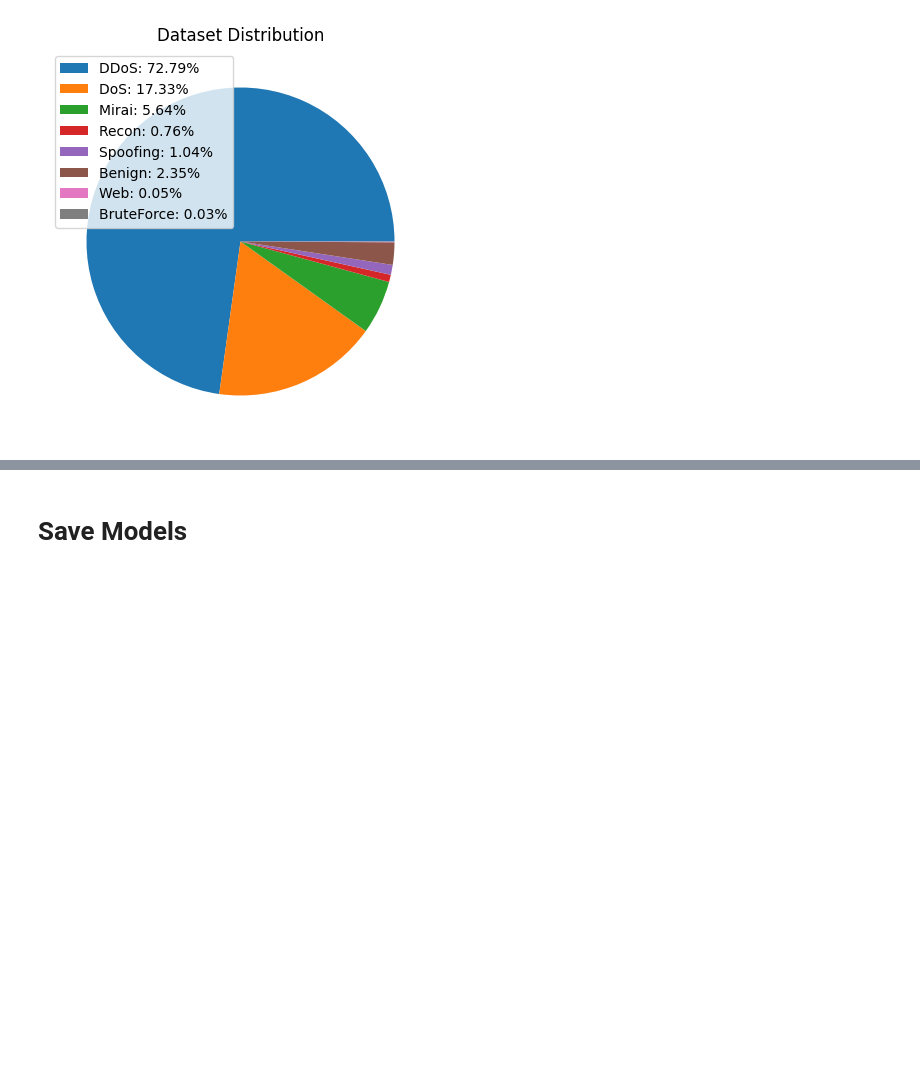
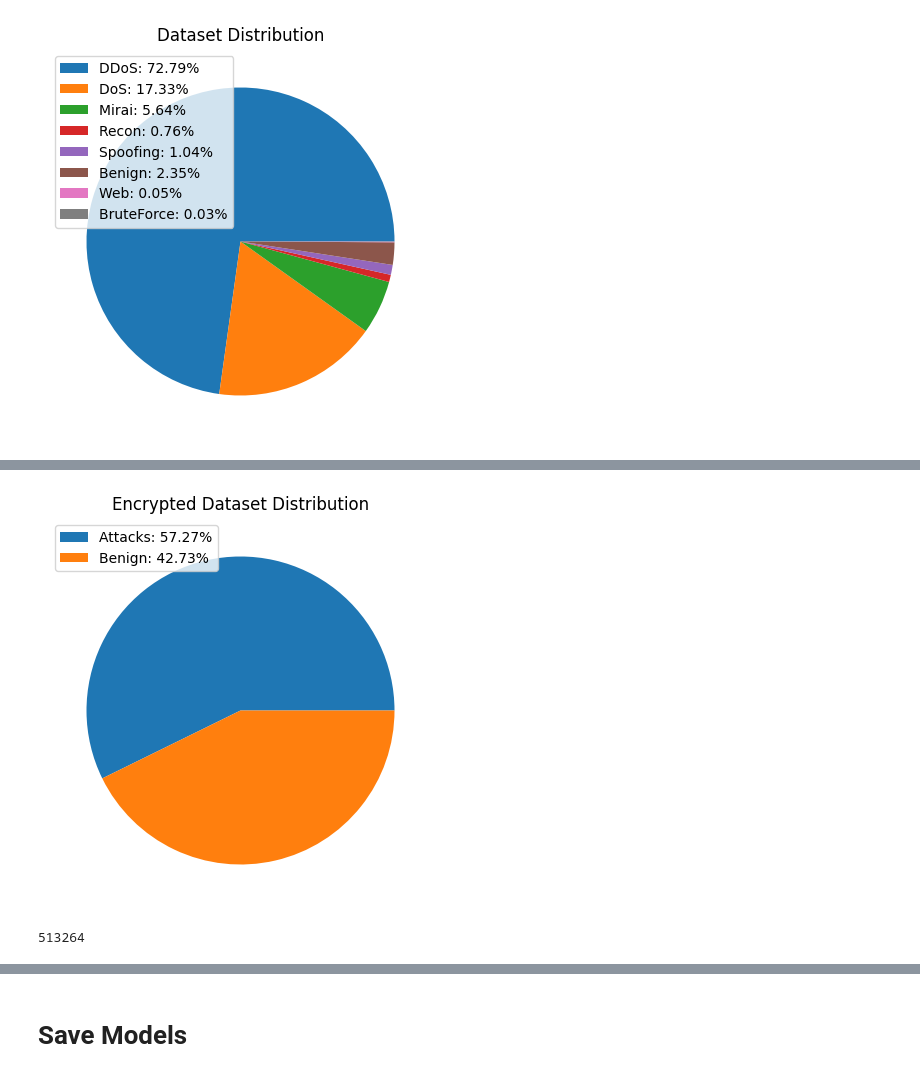
Before and after one commit to artiV4/Network-Attack-Detection, a Jupyter notebook: networkAttackClassification.ipynb, the cells around one changed output, grey strips where cells are left out. Cells and saved outputs as stored; diff of their text form; code cells hidden in the pictures; blank space fills up the shorter version.

Commit message:
testing on encrypted traffic

```diff
--- a/networkAttackClassification.ipynb
+++ b/networkAttackClassification.ipynb
@@ -99,7 +99,7 @@ if(run_this):
 #E. C. P. Neto, S. Dadkhah, R. Ferreira, A. Zohourian, R. Lu, A. A. Ghorbani. "CICIoT2023: A real-time dataset and benchmark for large-scale attacks in IoT environment," Sensor (2023) – (submitted to Journal of Sensors).
 
 DATASET_DIRECTORY = 'dataset/'
-df_sets = [k for k in os.listdir(DATASET_DIRECTORY) if k.endswith('.csv')] # all files
+df_sets = [k for k in os.listdir(DATASET_DIRECTORY) if (k.endswith('.csv') and not k.endswith('encrypted.csv'))] # all files
 #df_sets = [k for k in os.listdir(DATASET_DIRECTORY) if k.endswith('1-363d1ba3-8ab5-4f96-bc25-4d5862db7cb9-c000.csv')] # smaller subset for faster testing, 17 files =  10% of whole dataset
 # df_sets = [k for k in os.listdir(DATASET_DIRECTORY) if k.endswith('11-363d1ba3-8ab5-4f96-bc25-4d5862db7cb9-c000.csv')] # 2 files = 1%
 df_sets.sort()
@@ -428,11 +428,12 @@ for train_set in tqdm(training_sets[:1]):
 # %% [markdown]
 # Test the resulting trained models
 # %%
-def showResults(test, pred,model_name):
+def showResults(test, pred,model_name, encrypted=False):
     output = ''
     output += str(datetime.datetime.now())
     output += f"\n===== {model_name} =====\n"
-    output+=classification_report(test, pred, target_names=ATTACKS)
+    if not encrypted:
+        output+=classification_report(test, pred, target_names=ATTACKS)
     accuracy = accuracy_score(test, pred)
     precision=precision_score(test, pred, average='weighted')
     f1Score=f1_score(test, pred, average='weighted')
@@ -444,7 +445,10 @@ def showResults(test, pred,model_name):
     cm=confusion_matrix(test, pred)
     output+=str(cm)
 
-    joblib.dump(output, f"outputs/{model_name}.txt", protocol=1)
+    if encrypted:
+        joblib.dump(output, f"outputs/{model_name}-encrypted.txt", protocol=1)
+    else:
+        joblib.dump(output, f"outputs/{model_name}.txt", protocol=1)
 
     print(output)
 # %%
@@ -1159,0 +1264,38 @@ plt.show()
+# %%
+import matplotlib.pyplot as plt
+encrypted_sets = [k for k in os.listdir(DATASET_DIRECTORY) if k.endswith('encrypted.csv')] # all encrypted files
+count_attacks = 0
+count_benign = 0
+
+# df = pd.read_csv(DATASET_DIRECTORY+set, index_col=None, header=0, delimiter=',')[all_columns]
+# for X_col in X_columns:
+#     print(df[X_columns][1])
+
+
+for set in encrypted_sets:
+    df = pd.read_csv(DATASET_DIRECTORY+set, index_col=None, header=0, delimiter=',')[all_columns]
+    X = df[X_columns]
+    Y = df[Y_columns]
+    for y in Y:
+        if(y=="Attack"):
+            count_attacks+=1
+        elif(y=="Benign"):
+            count_benign+=1
+        else:
+            print(f"Error, {y}")
+
+both = [count_attacks, count_benign]
+total = count_attacks+count_benign
+labels = [f"Attacks: {count_attacks*100/total :0.2f}%", f"Benign: {count_benign*100/total :0.2f}%"]
+plt.figure(figsize=(5,5))
+plt.title('Encrypted Dataset Distribution')
+patches, texts = plt.pie(both)
+plt.legend(patches, labels, loc=2)
+plt.savefig(fname='outputs/EncryptedDatasetDistribution.png')
+plt.show()
+# %% [output]
+[figure, added]
+# %%
+print(total)
+# %% [output]
+513264
```
Also changed, not shown: parts of 5 cells of this notebook, 3 other files.
